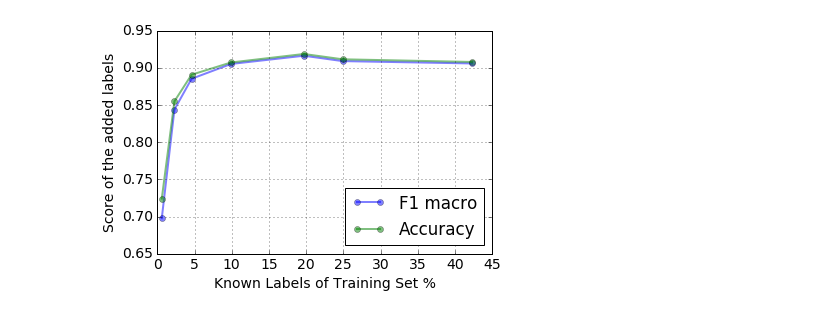
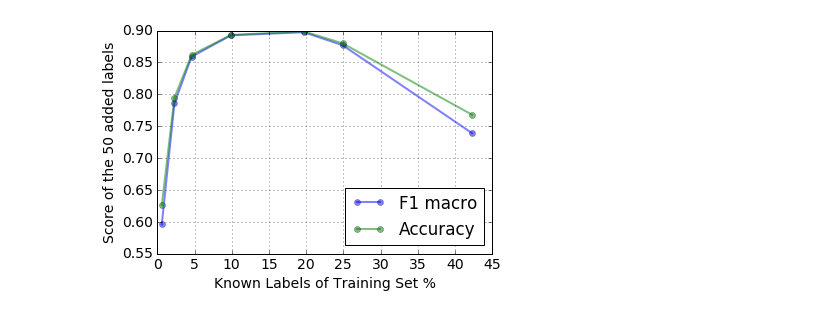
Before and after one commit to floregol/gcn, a Jupyter notebook: gcn/pickle/walks_results/parwalk_results.ipynb, the cells around one changed output. Drawn from its saved outputs; the diff is of its cells as text; code cells hidden in the pictures.

```diff
--- a/gcn/pickle/walks_results/parwalk_results.ipynb
+++ b/gcn/pickle/walks_results/parwalk_results.ipynb
@@ -11,14 +11,14 @@ f1_micro = []
 acc = []
 x = []
 label_dicts = {}
-num_nodes_reconstructed = 10
+num_new_nodes_per_class = 50
 for label in labels:
     results = []
     f1_mi = []
     f1_ma = []
     a = []
     for i in range(1,5):
-        file_name = "partition_"+str(i)+"_sampler_Random_label_" + str(label) + ".pk"
+        file_name = "partition_"+str(i)+"_sampler_Random_label_" + str(label) +"_added"+str(num_new_nodes_per_class)+ ".pk"
         with open(file_name, 'rb') as f:
             result_dict = pk.load(f)
         results.append(result_dict)
@@ -33,14 +33,14 @@ for label in labels:
 # %%
 w=2
 a =0.5
 plt.plot(x,f1_macro,'bo-', alpha= a,linewidth=w,label='F1 macro')
 #plt.plot(x,f1_micro,'ko-',  alpha= a,linewidth=w)
 plt.plot(x,acc,'go-',  alpha= a,linewidth=w,label='Accuracy')
 plt.rcParams.update({'font.size': 14})
 plt.xlabel("Known Labels of Training Set %")
-plt.ylabel("Score of the added labels")
+plt.ylabel("Score of the "+str(num_new_nodes_per_class)+" added labels")
 plt.legend(loc=4)
 plt.grid(True)
-plt.show()
+plt.savefig(str(num_new_nodes_per_class)+".png", dpi=300)
 # %% [output]
-[figure, old version]
+[figure, new version]
```
Also changed, not shown: parts of 2 cells of this notebook, 2 other files.
